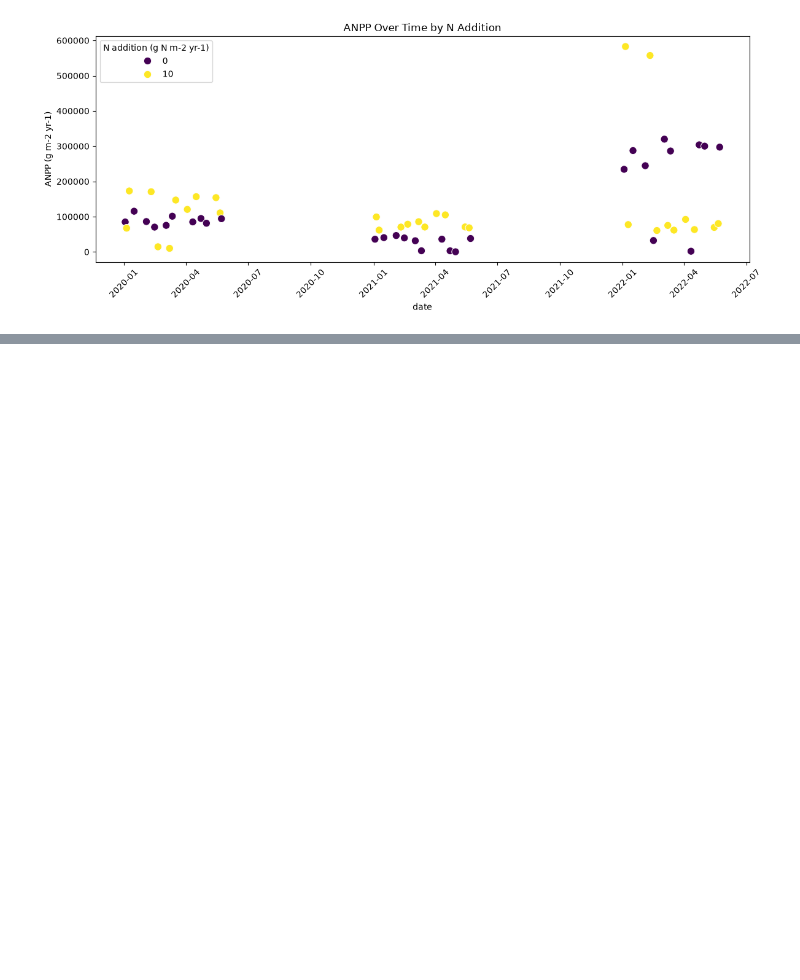
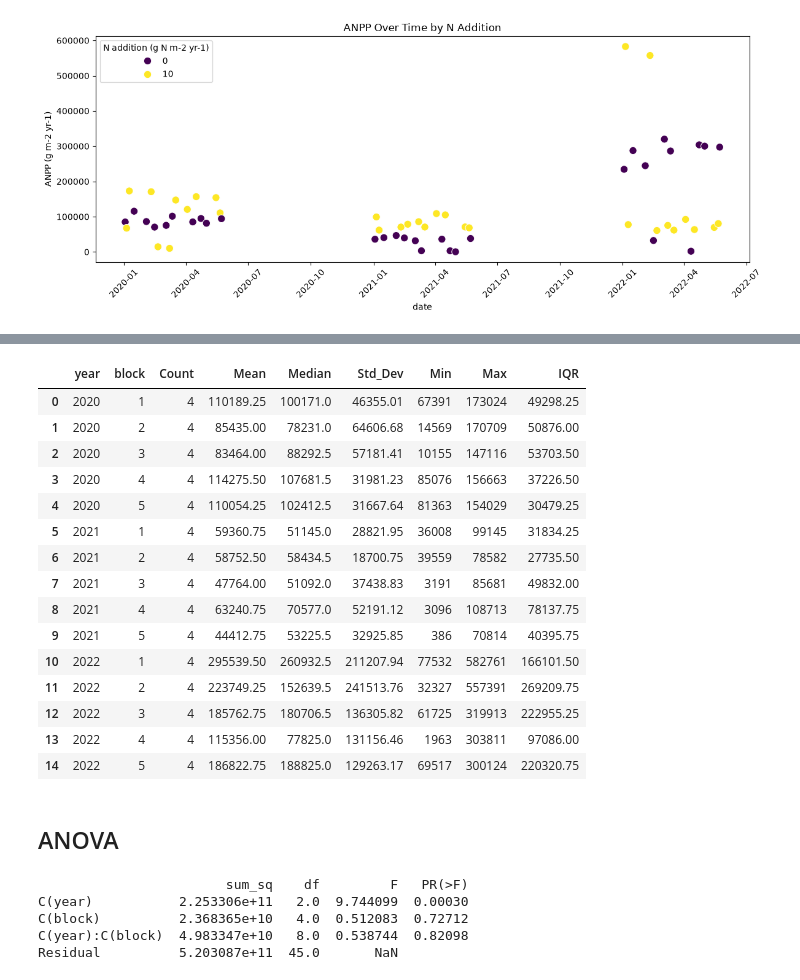
Before and after one commit to Osaidgit/EDA-on-PhotoSynthesis-Dataset, a Jupyter notebook: 01.ipynb, the cells around one changed output, grey strips where cells are left out. Cells and saved outputs as stored; diff of their text form; code cells hidden in the pictures; blank space fills up the shorter version.

```diff
--- a/01.ipynb
+++ b/01.ipynb
@@ -176,0 +231,64 @@ plt.show()
+# %%
+import pandas as pd
+
+# 1. Ensure 'date' is datetime and extract 'year'
+df['date'] = pd.to_datetime(df['date'])
+df['year'] = df['date'].dt.year
+
+# 2. Group by Year and Block to compute key summary statistics
+summary_stats = df.groupby(['year', 'block'])['ANPP (g m-2 yr-1)'].agg(
+    Count='count',
+    Mean='mean',
+    Median='median',
+    Std_Dev='std',
+    Min='min',
+    Max='max',
+    IQR=lambda x: x.quantile(0.75) - x.quantile(0.25)
+).reset_index()
+
+# 3. Round values to 2 decimal places for cleaner output
+summary_stats = summary_stats.round(2)
+
+# Display the summary table in Jupyter Notebook
+summary_stats
+# %% [output]
+|  | year | block | Count | Mean | Median | Std_Dev | Min | Max | IQR |
+| 0 | 2020 | 1 | 4 | 110189.25 | 100171.0 | 46355.01 | 67391 | 173024 | 49298.25 |
+| 1 | 2020 | 2 | 4 | 85435.00 | 78231.0 | 64606.68 | 14569 | 170709 | 50876.00 |
+| 2 | 2020 | 3 | 4 | 83464.00 | 88292.5 | 57181.41 | 10155 | 147116 | 53703.50 |
+| 3 | 2020 | 4 | 4 | 114275.50 | 107681.5 | 31981.23 | 85076 | 156663 | 37226.50 |
+| 4 | 2020 | 5 | 4 | 110054.25 | 102412.5 | 31667.64 | 81363 | 154029 | 30479.25 |
+| 5 | 2021 | 1 | 4 | 59360.75 | 51145.0 | 28821.95 | 36008 | 99145 | 31834.25 |
+| 6 | 2021 | 2 | 4 | 58752.50 | 58434.5 | 18700.75 | 39559 | 78582 | 27735.50 |
+| 7 | 2021 | 3 | 4 | 47764.00 | 51092.0 | 37438.83 | 3191 | 85681 | 49832.00 |
+| 8 | 2021 | 4 | 4 | 63240.75 | 70577.0 | 52191.12 | 3096 | 108713 | 78137.75 |
+| 9 | 2021 | 5 | 4 | 44412.75 | 53225.5 | 32925.85 | 386 | 70814 | 40395.75 |
+| 10 | 2022 | 1 | 4 | 295539.50 | 260932.5 | 211207.94 | 77532 | 582761 | 166101.50 |
+| 11 | 2022 | 2 | 4 | 223749.25 | 152639.5 | 241513.76 | 32327 | 557391 | 269209.75 |
+| 12 | 2022 | 3 | 4 | 185762.75 | 180706.5 | 136305.82 | 61725 | 319913 | 222955.25 |
+| 13 | 2022 | 4 | 4 | 115356.00 | 77825.0 | 131156.46 | 1963 | 303811 | 97086.00 |
+| 14 | 2022 | 5 | 4 | 186822.75 | 188825.0 | 129263.17 | 69517 | 300124 | 220320.75 |
+# %% [markdown]
+## ANOVA
+# %%
+# 1. Ensure columns are correctly typed
+df['date'] = pd.to_datetime(df['date'])
+df['year'] = df['date'].dt.year.astype('category')
+df['block'] = df['block'].astype('category')
+
+# 2. Rename column for statsmodels formula syntax (spaces/symbols handle karne ke liye)
+df_anova = df.rename(columns={'ANPP (g m-2 yr-1)': 'ANPP'})
+
+# 3. Fit Two-Way ANOVA Model (with interaction term)
+model = ols('ANPP ~ C(year) * C(block)', data=df_anova).fit()
+anova_table = sm.stats.anova_lm(model, typ=2)
+
+# 4. Format and display results
+anova_table['PR(>F)'] = anova_table['PR(>F)'].apply(lambda x: f"{x:.5f}" if pd.notnull(x) else "")
+print(anova_table)
+# %% [output]
+                        sum_sq    df         F   PR(>F)
+C(year)           2.253306e+11   2.0  9.744099  0.00030
+C(block)          2.368365e+10   4.0  0.512083  0.72712
+C(year):C(block)  4.983347e+10   8.0  0.538744  0.82098
+Residual          5.203087e+11  45.0       NaN
```
Also changed, not shown: parts of 8 cells of this notebook.
